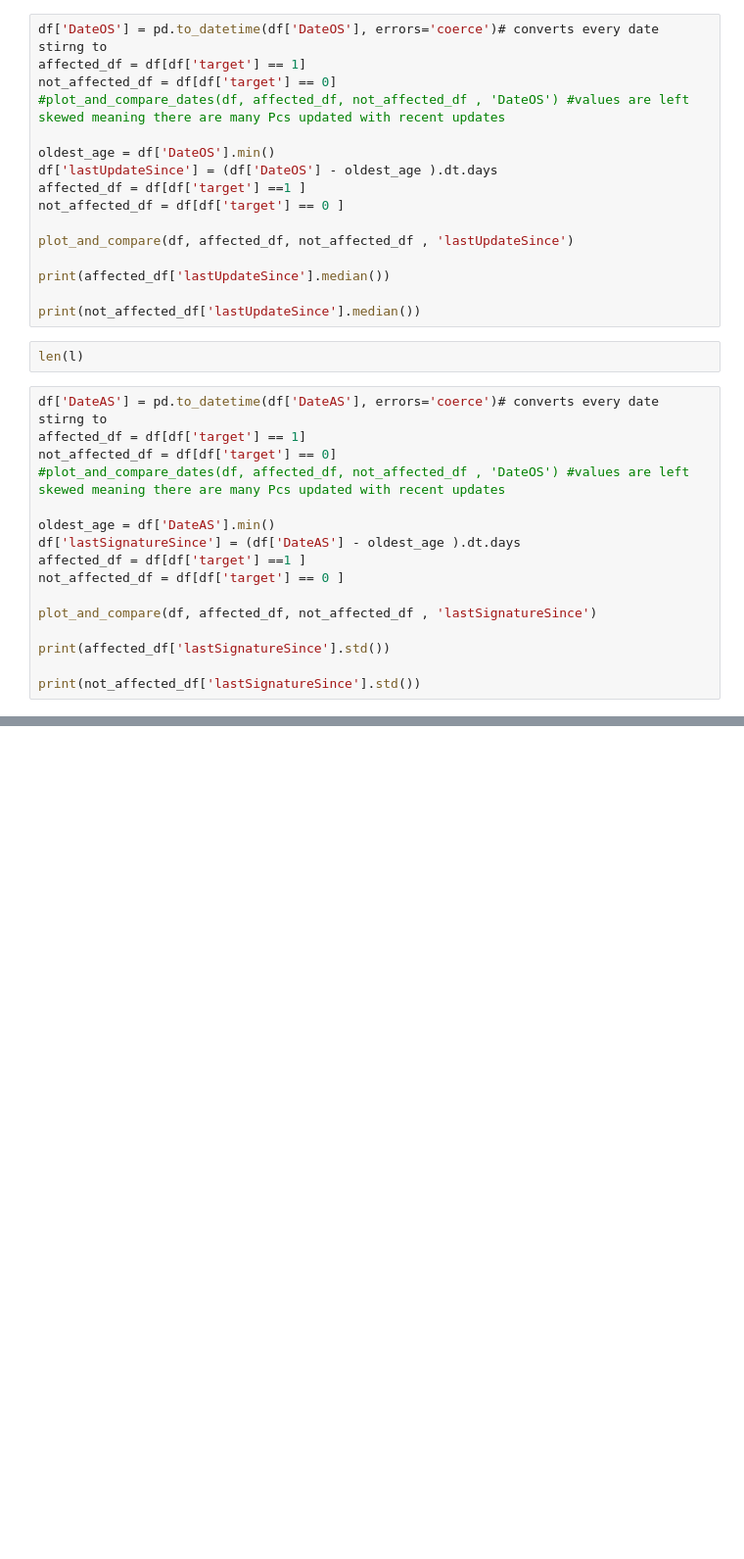
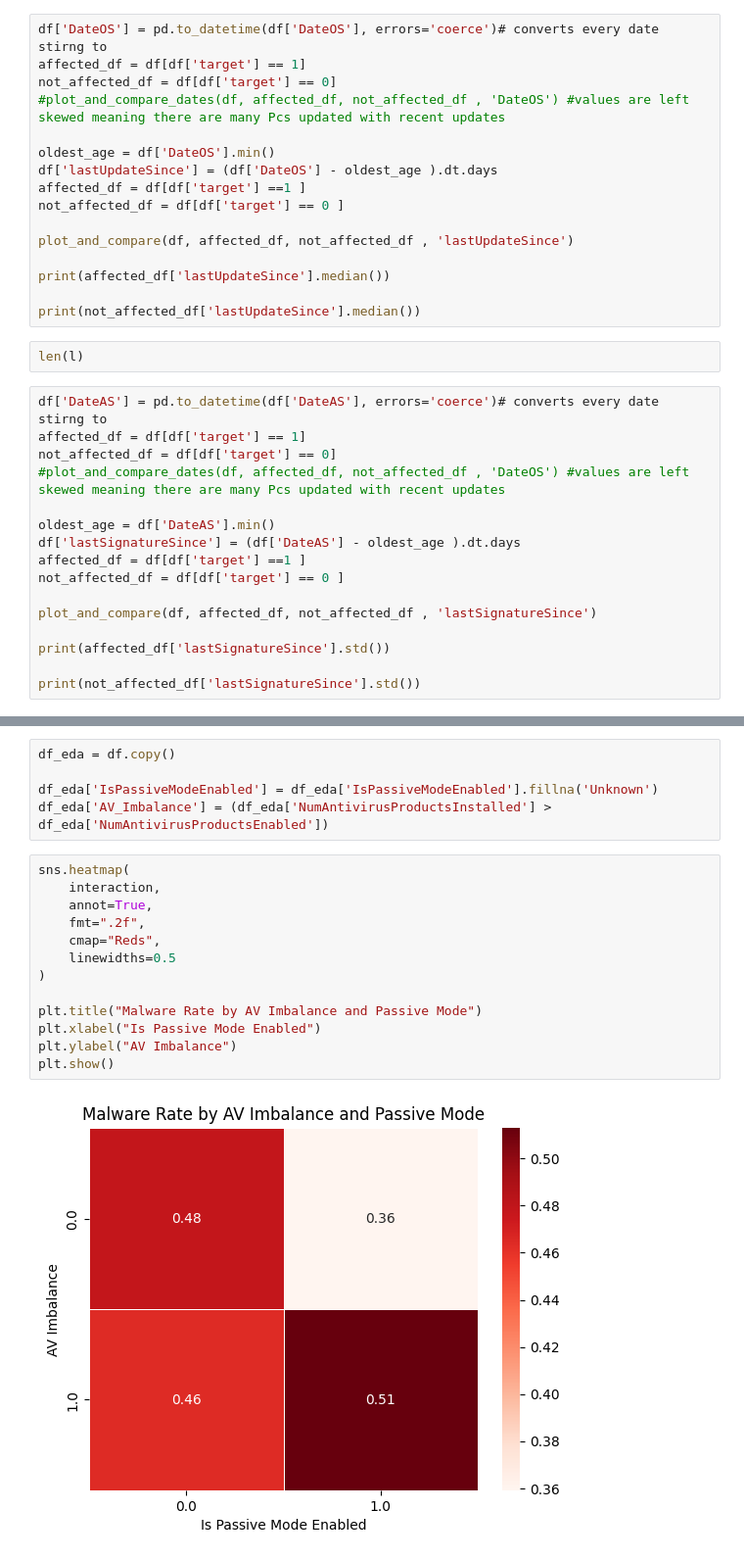
Before and after one commit to KavinKishoreI/System-Threat-Detector-, a Jupyter notebook: src/system_threat_prediction.ipynb, the cells around one changed output, grey strips where cells are left out. Shown at 98% size. Cells and saved outputs as stored; diff of their text form; blank space fills up the shorter version.

```diff
--- a/src/system_threat_prediction.ipynb
+++ b/src/system_threat_prediction.ipynb
@@ -585,0 +339,20 @@ print(not_affected_df['lastSignatureSince'].std())
+# %%
+df_eda = df.copy()
+
+df_eda['IsPassiveModeEnabled'] = df_eda['IsPassiveModeEnabled'].fillna('Unknown')
+df_eda['AV_Imbalance'] = (df_eda['NumAntivirusProductsInstalled'] > df_eda['NumAntivirusProductsEnabled'])
+# %%
+sns.heatmap(
+    interaction,
+    annot=True,
+    fmt=".2f",
+    cmap="Reds",
+    linewidths=0.5
+)
+
+plt.title("Malware Rate by AV Imbalance and Passive Mode")
+plt.xlabel("Is Passive Mode Enabled")
+plt.ylabel("AV Imbalance")
+plt.show()
+# %% [output]
+[figure, added]
```
Also changed, not shown: parts of 27 cells of this notebook, 14 other files.
